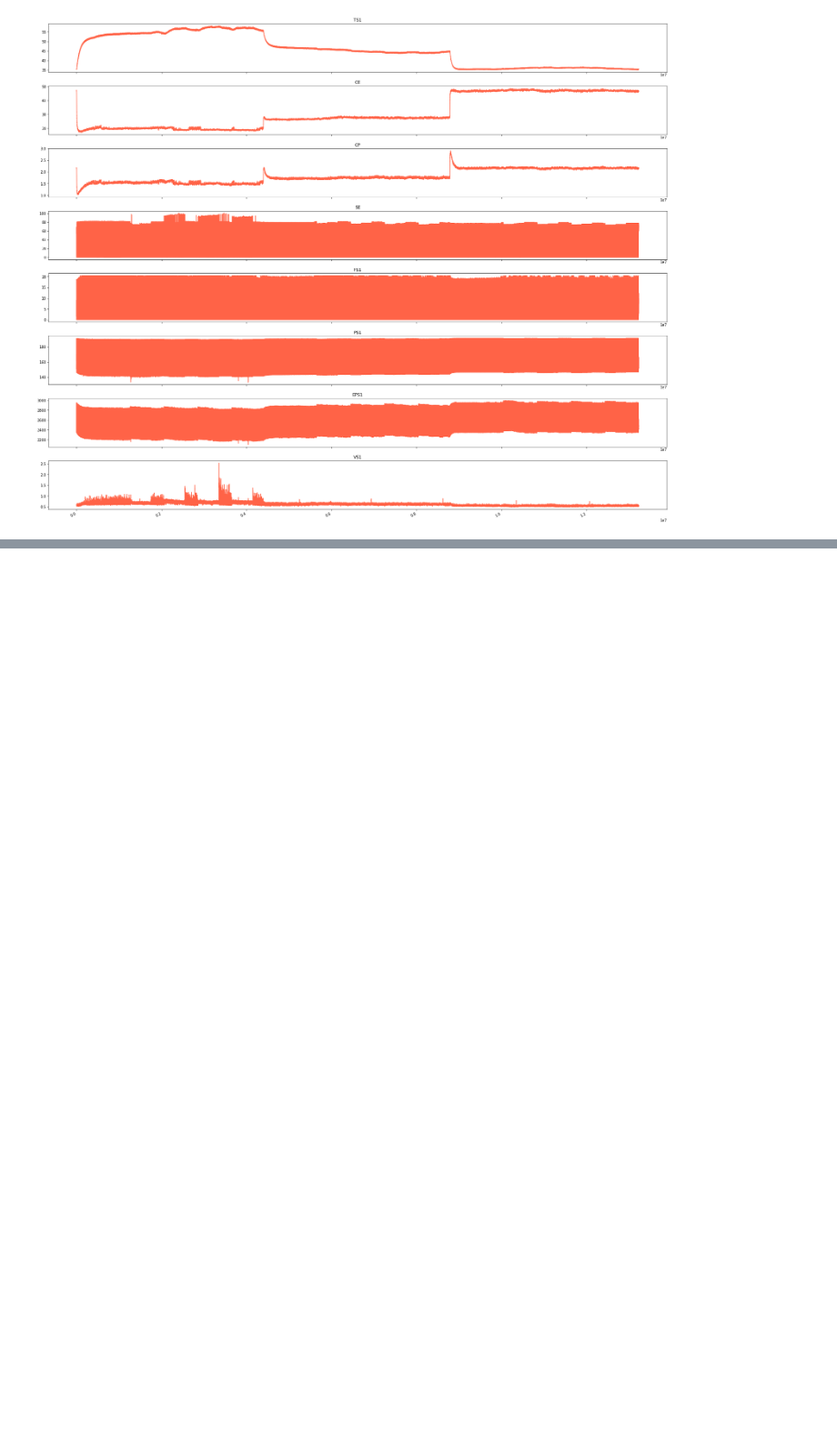
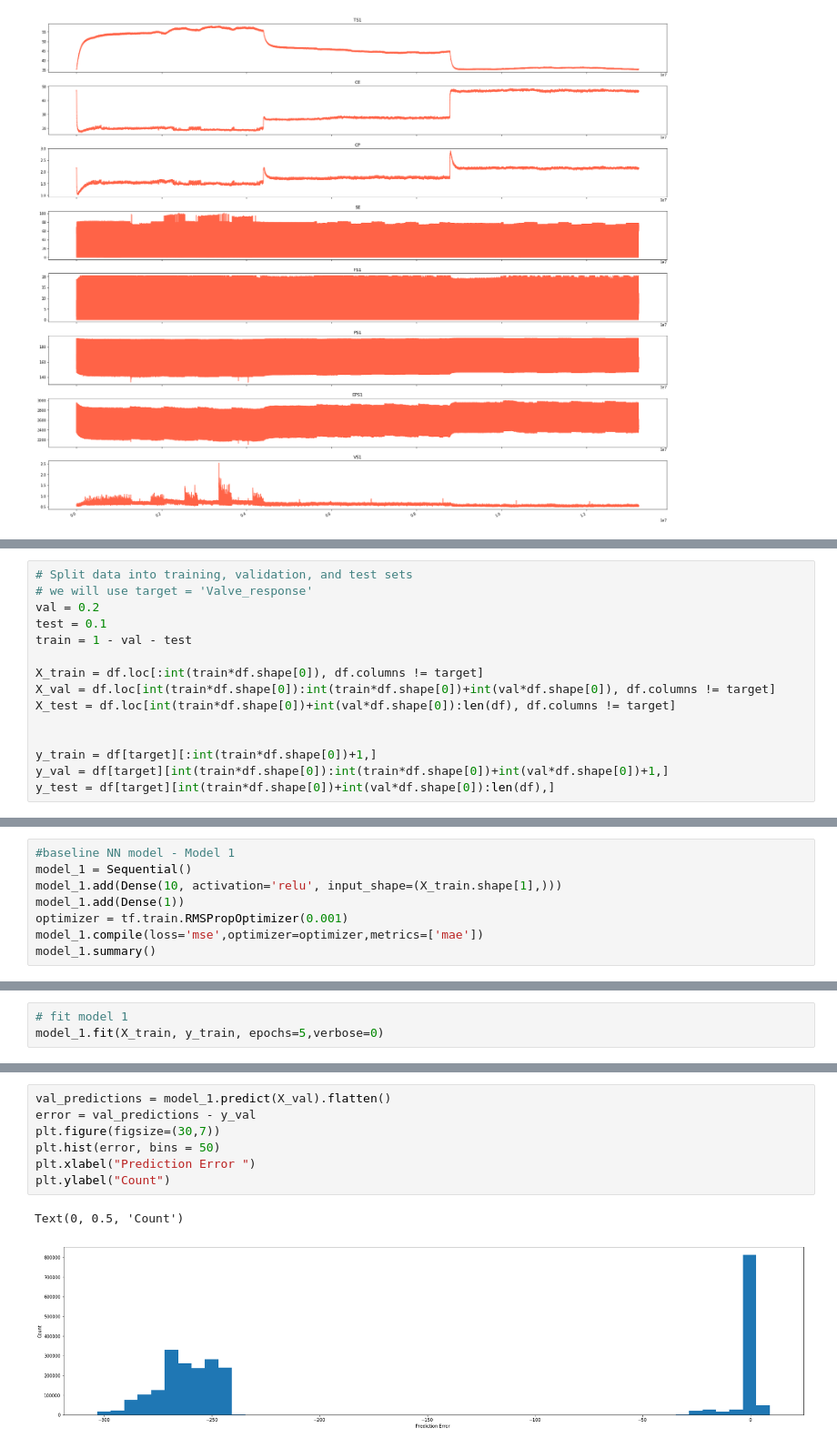
Before and after one commit to MMAITeamDufferin/excel-together, a Jupyter notebook: ExploreDataset.ipynb, the cells around one changed output, grey strips where cells are left out. Shown: that part at 91% size. Drawn from its saved outputs; the diff is of its cells as text; blank space fills up the shorter version.

Commit message:
Add files via upload
Testing-Github : explore dataset and try a baseline NN model

```diff
--- a/ExploreDataset.ipynb
+++ b/ExploreDataset.ipynb
@@ -96,0 +124,15 @@ plt.show()
+# %%
+# Split data into training, validation, and test sets
+# we will use target = 'Valve_response'
+val = 0.2
+test = 0.1
+train = 1 - val - test
+
+X_train = df.loc[:int(train*df.shape[0]), df.columns != target]
+X_val = df.loc[int(train*df.shape[0]):int(train*df.shape[0])+int(val*df.shape[0]), df.columns != target]
+X_test = df.loc[int(train*df.shape[0])+int(val*df.shape[0]):len(df), df.columns != target]
+
+
+y_train = df[target][:int(train*df.shape[0])+1,]
+y_val = df[target][int(train*df.shape[0]):int(train*df.shape[0])+int(val*df.shape[0])+1,]
+y_test = df[target][int(train*df.shape[0])+int(val*df.shape[0]):len(df),]
@@ -96,0 +145,8 @@ plt.show()
+# %%
+#baseline NN model - Model 1
+model_1 = Sequential()
+model_1.add(Dense(10, activation='relu', input_shape=(X_train.shape[1],)))
+model_1.add(Dense(1))
+optimizer = tf.train.RMSPropOptimizer(0.001)
+model_1.compile(loss='mse',optimizer=optimizer,metrics=['mae'])
+model_1.summary()
@@ -96,0 +165,3 @@ plt.show()
+# %%
+# fit model 1
+model_1.fit(X_train, y_train, epochs=5,verbose=0)
@@ -96,0 +176,10 @@ plt.show()
+# %%
+val_predictions = model_1.predict(X_val).flatten()
+error = val_predictions - y_val
+plt.figure(figsize=(30,7))
+plt.hist(error, bins = 50)
+plt.xlabel("Prediction Error ")
+plt.ylabel("Count")
+# %% [output]
+Text(0, 0.5, 'Count')
+[figure, added]
```
Also changed, not shown: parts of 5 cells of this notebook.
